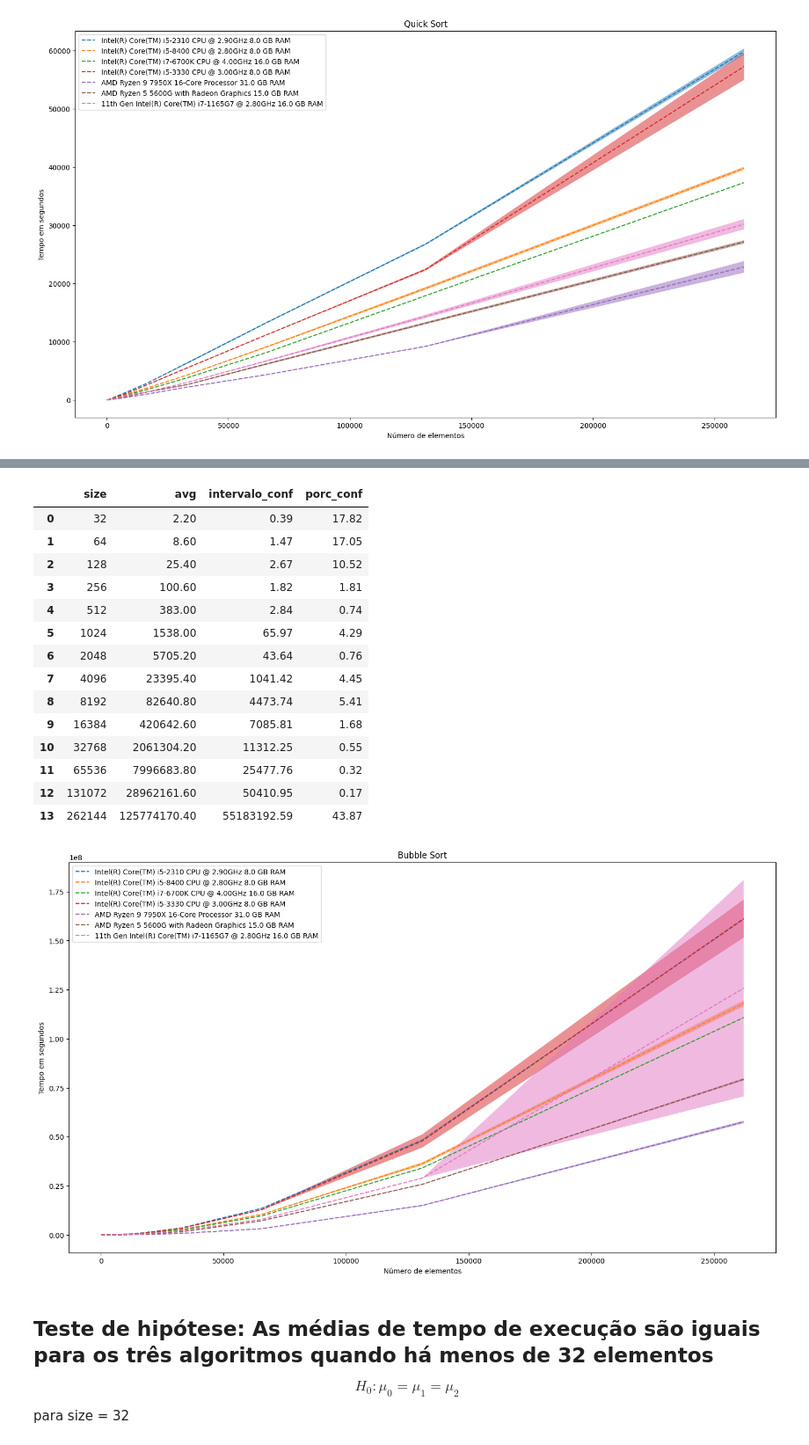
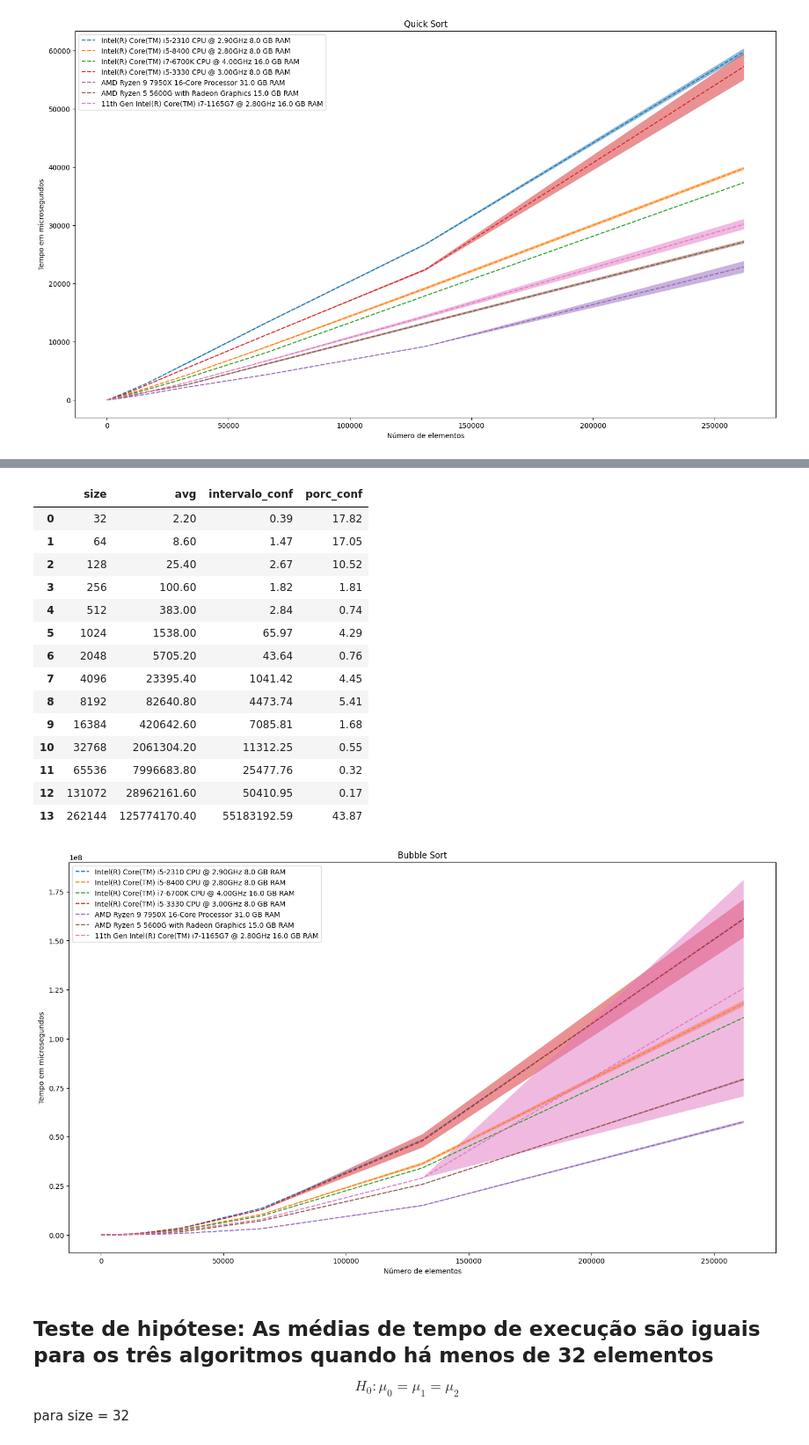
Before and after one commit to GuilhermeVaz1/Projeto_Probabilidade_Estatistica, a Jupyter notebook: analysis.ipynb, the cells around one changed output, grey strips where cells are left out. Shown at 88% size. Saved outputs shown, nothing was run; the diff lists cells and outputs as text; code cells hidden in the pictures.

```diff
--- a/analysis.ipynb
+++ b/analysis.ipynb
@@ -350,7 +350,7 @@ for cpu, ram in cur.fetchall():
     display(bubble_results[['size', 'avg', 'intervalo_conf', 'porc_conf']])
 
 plt.xlabel('Número de elementos')
-plt.ylabel('Tempo em segundos')
+plt.ylabel('Tempo em microsegundos')
 plt.legend()
 # plt.xlim([0,8000])
 # plt.ylim([0,200000])
@@ -434,34 +434,34 @@ plt.show()
 |  | size | avg | intervalo_conf | porc_conf |
 | 0 | 32 | 1.80 | 0.39 | 21.78 |
 | 1 | 64 | 7.60 | 1.18 | 15.47 |
 | 2 | 128 | 19.20 | 1.14 | 5.95 |
 | 3 | 256 | 74.80 | 19.40 | 25.93 |
 | 4 | 512 | 273.40 | 39.65 | 14.50 |
 | 5 | 1024 | 1050.80 | 5.79 | 0.55 |
 | 6 | 2048 | 3817.80 | 93.09 | 2.44 |
 | 7 | 4096 | 15679.80 | 761.68 | 4.86 |
 | 8 | 8192 | 62065.20 | 2846.66 | 4.59 |
 | 9 | 16384 | 284732.40 | 4329.22 | 1.52 |
 | 10 | 32768 | 1570592.00 | 9977.73 | 0.64 |
 | 11 | 65536 | 7235826.80 | 24797.02 | 0.34 |
 | 12 | 131072 | 25782340.80 | 115440.01 | 0.45 |
 | 13 | 262144 | 79314138.20 | 588082.14 | 0.74 |
 |  | size | avg | intervalo_conf | porc_conf |
 | 0 | 32 | 2.20 | 0.39 | 17.82 |
 | 1 | 64 | 8.60 | 1.47 | 17.05 |
 | 2 | 128 | 25.40 | 2.67 | 10.52 |
 | 3 | 256 | 100.60 | 1.82 | 1.81 |
 | 4 | 512 | 383.00 | 2.84 | 0.74 |
 | 5 | 1024 | 1538.00 | 65.97 | 4.29 |
 | 6 | 2048 | 5705.20 | 43.64 | 0.76 |
 | 7 | 4096 | 23395.40 | 1041.42 | 4.45 |
 | 8 | 8192 | 82640.80 | 4473.74 | 5.41 |
 | 9 | 16384 | 420642.60 | 7085.81 | 1.68 |
 | 10 | 32768 | 2061304.20 | 11312.25 | 0.55 |
 | 11 | 65536 | 7996683.80 | 25477.76 | 0.32 |
 | 12 | 131072 | 28962161.60 | 50410.95 | 0.17 |
 | 13 | 262144 | 125774170.40 | 55183192.59 | 43.87 |
-[figure, old version]
+[figure, new version]
 # %% [markdown]
 ## Teste de hipótese: As médias de tempo de execução são iguais para os três algoritmos quando há menos de 32 elementos
 $$H_0: \mu_0 = \mu_1 = \mu_2 $$
```
Also changed, not shown: parts of 4 cells of this notebook, 1 other file.
